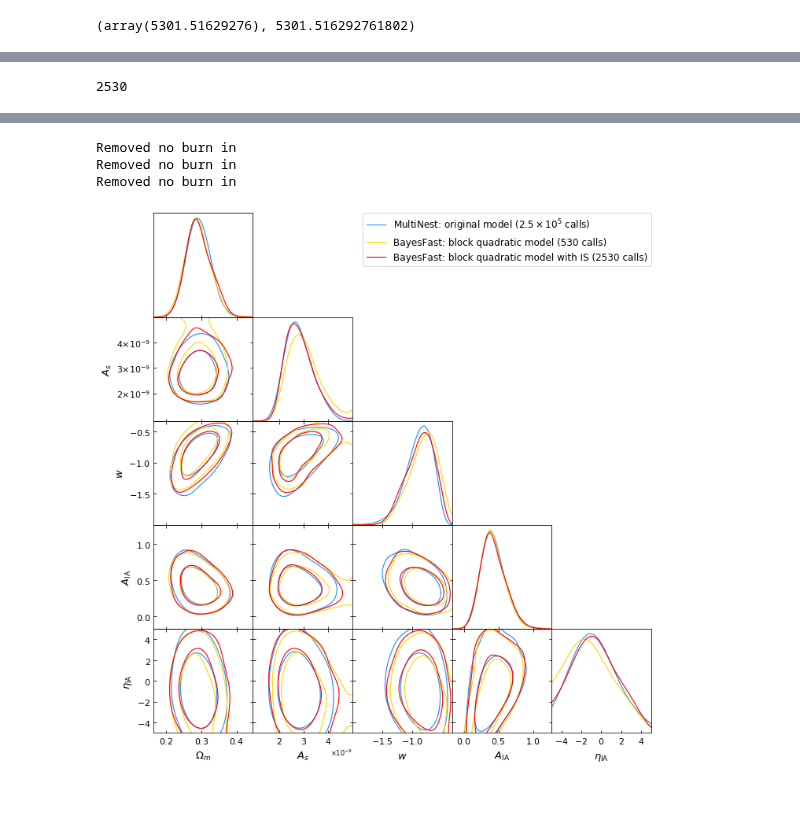
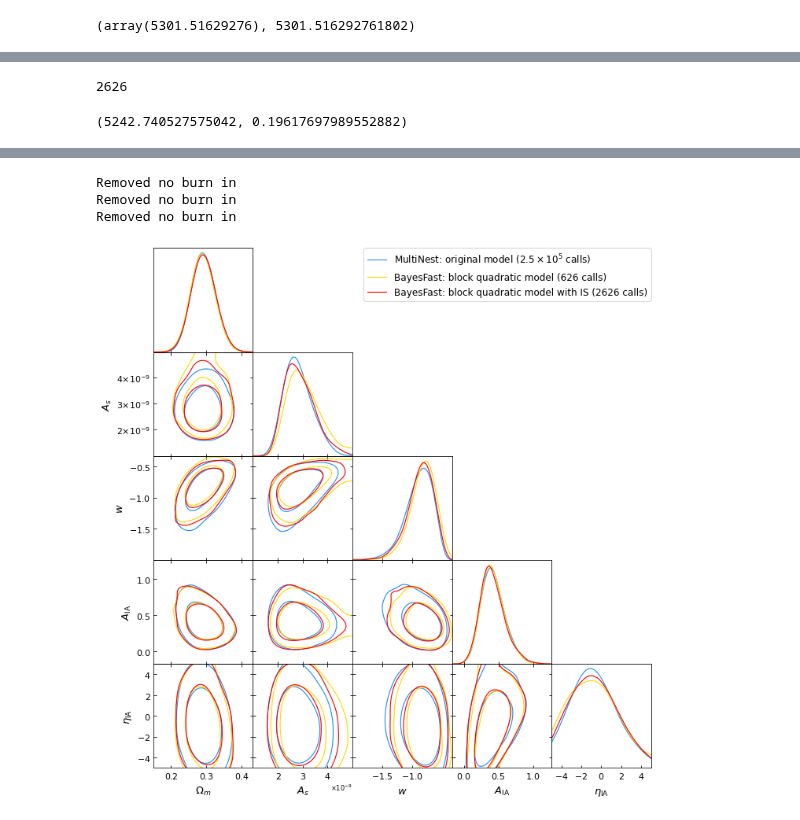
Before and after one commit to h3jia/bayesfast, a Jupyter notebook: examples/des-y1-w-cosmosis.ipynb, the cells around one changed output, grey strips where cells are left out. Cells and saved outputs as stored; diff of their text form; code cells hidden in the pictures.

```diff
--- a/examples/des-y1-w-cosmosis.ipynb
+++ b/examples/des-y1-w-cosmosis.ipynb
@@ -59,6 +51,6 @@ init_mu = np.array([2.950000e-01,  6.881000e-01,  4.680000e-02,
                     -1.800000e-02,  2.000000e-03,  1.000000e-03,
                     3.000000e-03,  0.000000e+00,  0.000000e+00])
 init_sig = (para_range[:, 1] - para_range[:, 0]) / 1000
-_nonlinear_indices = np.array([0, 1, 2, 3, 4, 5, 6, 16, 17])
-_constrained_indices = np.array([0, 4, 6, 16, 17])
+nonlinear_indices = np.array([0, 1, 2, 3, 4, 5, 6, 16, 17])
+constrained_indices = np.array([0, 4, 6, 16, 17])
 # %%
@@ -200,8 +192,9 @@ m_2 = bf.Module(fun=des_post_f, fun_and_jac=des_post_fj,
 # %%
-d_0 = bf.Density(density_name='logp', module_list=[m_0, m_1, m_2],
-                 input_vars='x', var_dims=27, var_scales=para_range,
-                 hard_bounds=True)
-d_0(start), results.post
+density_0 = bf.Density(density_name='logp',
+                       module_list=[module_0, module_1, module_2],
+                       input_vars='x', input_dims=27, input_scales=para_range,
+                       hard_bounds=True)
+density_0(start), results.post
 # %% [output]
 (array(5301.51629276), 5301.516292761802)
 # %% [markdown]
@@ -236,10 +227,12 @@ d_0(start), results.post
 Here, during optimization, we use 27-d linear model.
 During sampling, we use 27-d linear plus 9-d quadratic model.
 # %%
-s_0 = bf.modules.PolyModel('linear', 27, 457, input_vars='x',
-                           output_vars='m', var_scales=para_range)
+surro_0 = bf.modules.PolyModel('linear', input_size=27, output_size=457,
+                               input_vars='x', output_vars='m',
+                               input_scales=para_range)
 pc_0 = bf.modules.PolyConfig('linear')
-pc_1 = bf.modules.PolyConfig('quadratic', input_mask=_nonlinear_indices)
-s_1 = bf.modules.PolyModel([pc_0, pc_1], 27, 457, input_vars='x',
-                           output_vars='m', var_scales=para_range)
+pc_1 = bf.modules.PolyConfig('quadratic', input_mask=nonlinear_indices)
+surro_1 = bf.modules.PolyModel([pc_0, pc_1], input_size=27, output_size=457,
+                               input_vars='x', output_vars='m',
+                               input_scales=para_range)
 # %% [markdown]
@@ -271,3 +266,3 @@ r_0 = bf.recipe.Recipe(density=d_0, client=client, optimize=opt_0,
 # %%
-r_0.run()
+rec_0.run()
 # %% [output]
@@ -332,7 +351,11 @@ r_0.get()._fields
-# %%
-r_0.n_call
-# %% [output]
-2530
+# %%
+rec_0.get().n_call
+# %% [output]
+2626
+# %%
+rec_0.get().logz, rec_0.get().logz_err
+# %% [output]
+(5242.740527575042, 0.19617697989552882)
 # %%
 %matplotlib inline
 from getdist import plots, MCSamples
@@ -340,18 +363,18 @@ import matplotlib.pyplot as plt
 names = ["x%s"%i for i in range(5)]
 labels =  ['\\Omega_m', 'A_s', 'w', 'A_{\\rm IA}', '\\eta_{\\rm IA}']
 s_bf = MCSamples(
-    samples=r_0.get().samples[:, _constrained_indices], names=names,
-    labels=labels, ranges=dict(zip(names, para_range[_constrained_indices])),
-    label='BayesFast: block quadratic model (530 calls)')
+    samples=rec_0.get().samples[:, constrained_indices], names=names,
+    labels=labels, ranges=dict(zip(names, para_range[constrained_indices])),
+    label='BayesFast: block quadratic model (626 calls)')
 s_mn = MCSamples(
-    samples=_x_mn[:, _constrained_indices], weights=_p_mn, names=names,
-    labels=labels, ranges=dict(zip(names, para_range[_constrained_indices])),
+    samples=x_mn[:, constrained_indices], weights=p_mn, names=names,
+    labels=labels, ranges=dict(zip(names, para_range[constrained_indices])),
     label='MultiNest: original model ($2.5\\times10^5$ calls)')
 s_bf_i = MCSamples(
-    samples=r_0.get().samples[:, _constrained_indices],
-    weights=r_0.get().weights, names=names,
-    labels=labels, ranges=dict(zip(names, para_range[_constrained_indices])),
-    label='BayesFast: block quadratic model with IS (2530 calls)')
+    samples=rec_0.get().samples[:, constrained_indices],
+    weights=rec_0.get().weights_trunc, names=names,
+    labels=labels, ranges=dict(zip(names, para_range[constrained_indices])),
+    label='BayesFast: block quadratic model with IS (2626 calls)')
 g = plots.getSubplotPlotter()
 g.settings.figure_legend_loc = 'upper right'
 g.settings.axes_fontsize = 14
@@ -368,4 +391,4 @@ WARNING:root:outlier fraction 0.024036054081121683
 Removed no burn in
 Removed no burn in
 Removed no burn in
-[figure, old version]
+[figure, new version]
```
Also changed, not shown: parts of 19 cells of this notebook, 26 other files.
